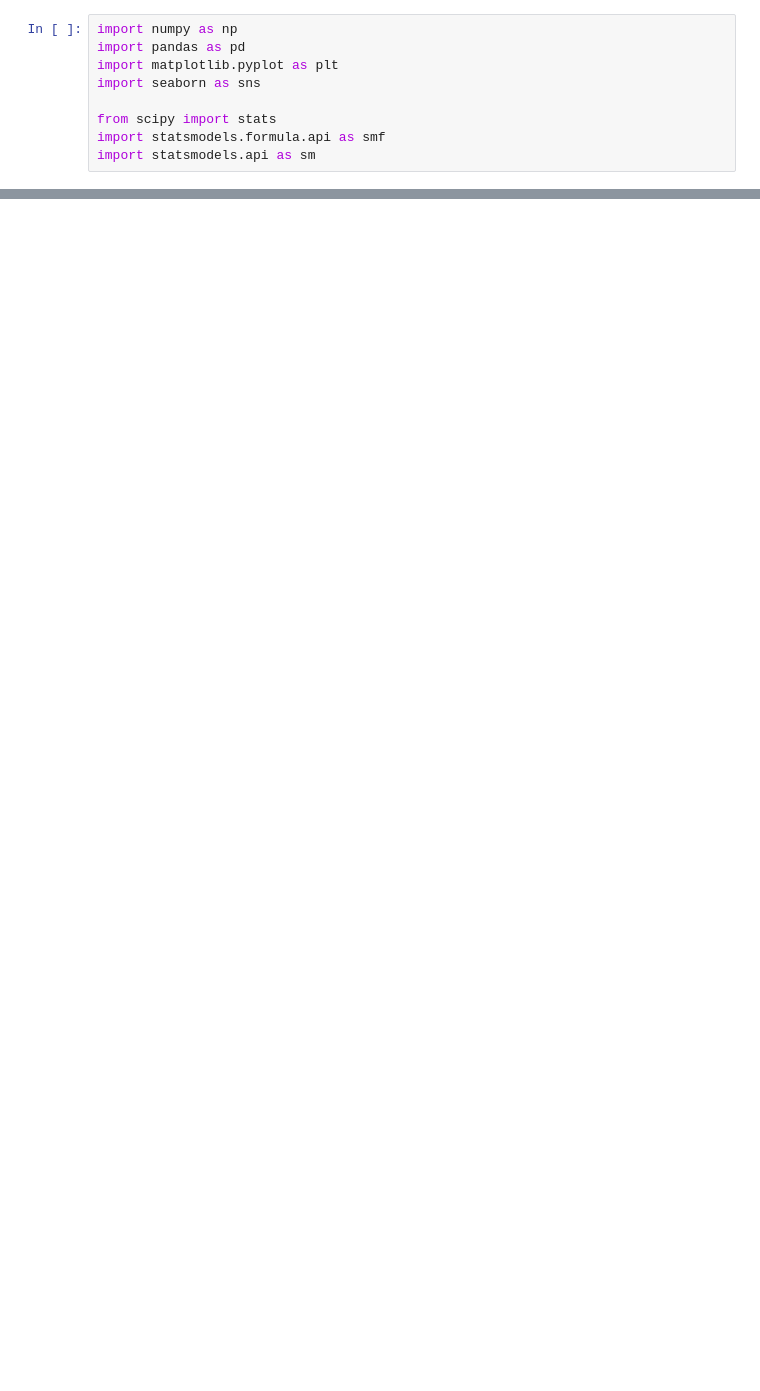
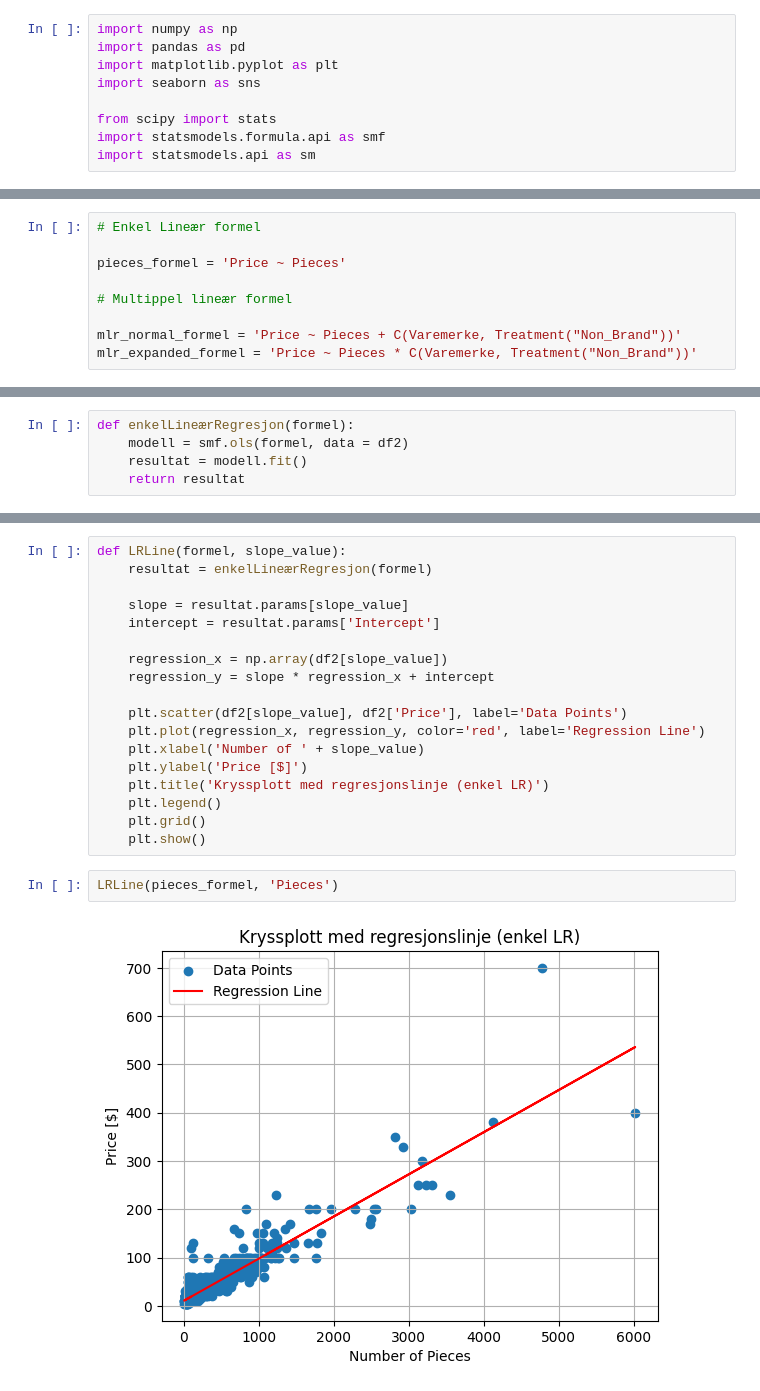
Before and after one commit to erikbjo/istg1003prosjekt, a Jupyter notebook: Oppgaver/oppg1.ipynb, the cells around one changed output, grey strips where cells are left out. Saved outputs shown, nothing was run; the diff lists cells and outputs as text; blank space fills up the shorter version.

```diff
--- a/Oppgaver/oppg1.ipynb
+++ b/Oppgaver/oppg1.ipynb
@@ -466,0 +86,9 @@ df2.groupby(['cat', 'Theme']).size().reset_index(name = 'Count')
+# %%
+# Enkel Lineær formel
+
+pieces_formel = 'Price ~ Pieces'
+
+# Multippel lineær formel
+
+mlr_normal_formel = 'Price ~ Pieces + C(Varemerke, Treatment("Non_Brand"))'
+mlr_expanded_formel = 'Price ~ Pieces * C(Varemerke, Treatment("Non_Brand"))'
@@ -466,0 +97,5 @@ df2.groupby(['cat', 'Theme']).size().reset_index(name = 'Count')
+# %%
+def enkelLineærRegresjon(formel):
+    modell = smf.ols(formel, data = df2)
+    resultat = modell.fit()
+    return resultat
@@ -466,0 +137,22 @@ df2.groupby(['cat', 'Theme']).size().reset_index(name = 'Count')
+# %%
+def LRLine(formel, slope_value):
+    resultat = enkelLineærRegresjon(formel)
+
+    slope = resultat.params[slope_value]
+    intercept = resultat.params['Intercept']
+
+    regression_x = np.array(df2[slope_value])
+    regression_y = slope * regression_x + intercept
+
+    plt.scatter(df2[slope_value], df2['Price'], label='Data Points')
+    plt.plot(regression_x, regression_y, color='red', label='Regression Line')
+    plt.xlabel('Number of ' + slope_value)
+    plt.ylabel('Price [$]')
+    plt.title('Kryssplott med regresjonslinje (enkel LR)')
+    plt.legend()
+    plt.grid()
+    plt.show()
+# %%
+LRLine(pieces_formel, 'Pieces')
+# %% [output]
+[figure, added]
```
Also changed, not shown: parts of 69 cells of this notebook.
